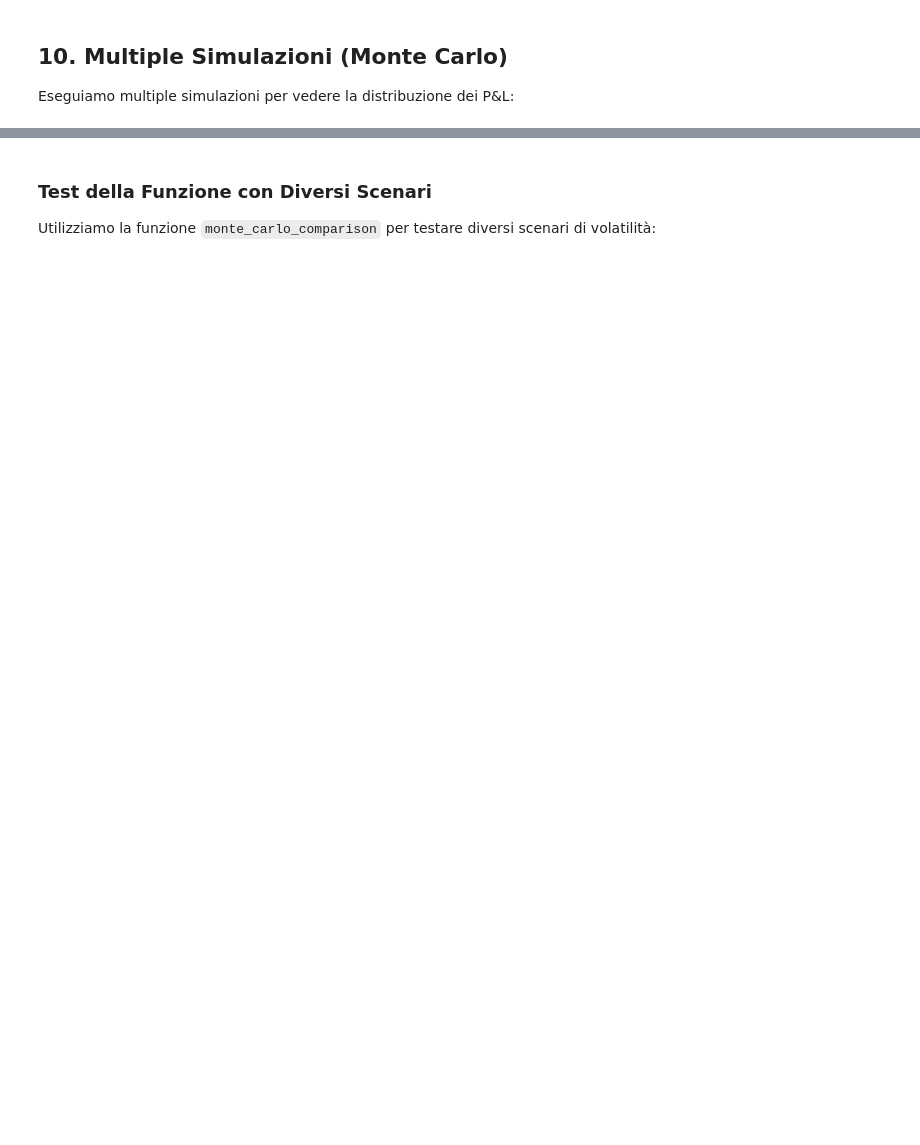
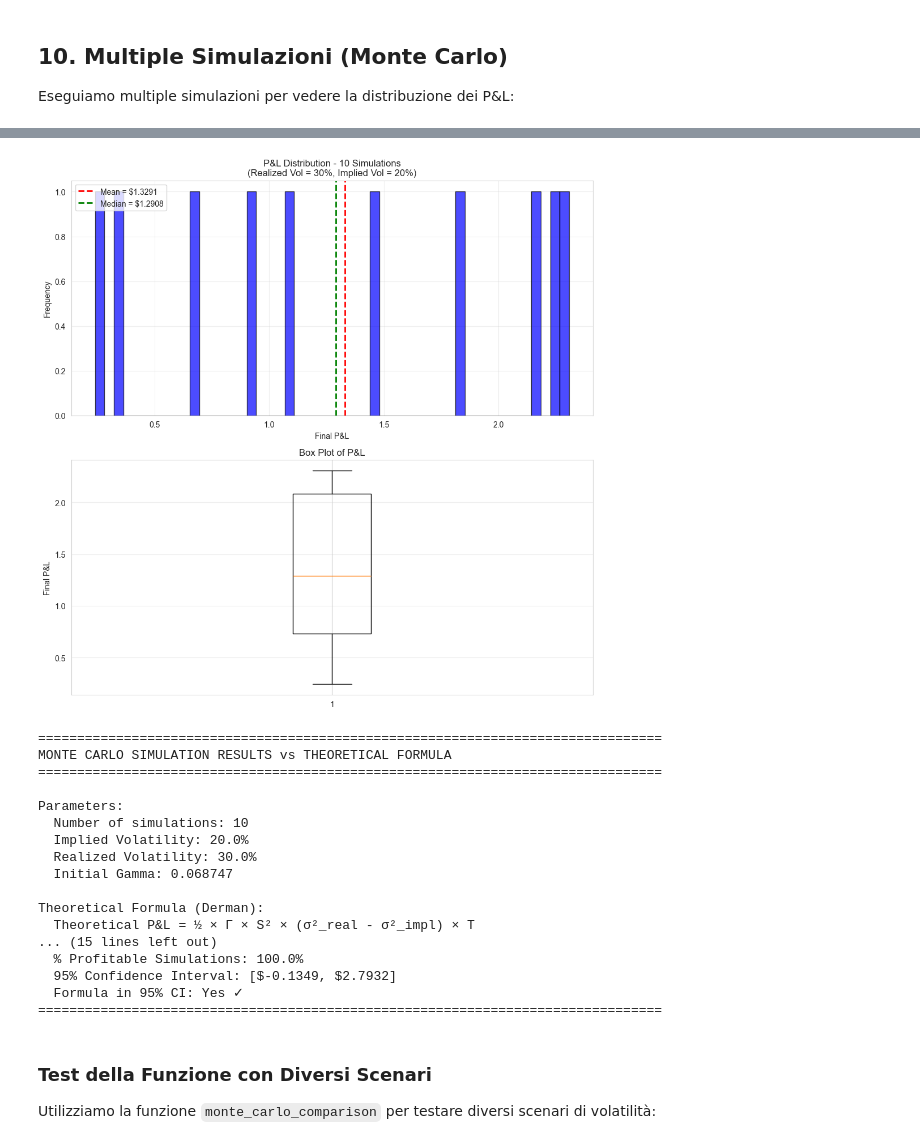
Before and after one commit to andrea220/vol_lecture, a Jupyter notebook: gamma_trading_derman_ch3.ipynb, the cells around one changed output, grey strips where cells are left out. Drawn from its saved outputs; the diff is of its cells as text; code cells hidden in the pictures; blank space fills up the shorter version.

```diff
--- a/gamma_trading_derman_ch3.ipynb
+++ b/gamma_trading_derman_ch3.ipynb
@@ -919,3 +829,76 @@ Formula Teorica (Derman):
+# %%
+
+# Plot distribution
+fig, axes = plt.subplots(2, 1, figsize=(10, 10))  # 2 righe, 1 colonna
+
+# Histogram
+axes[0].hist(pnl_results, bins=50, alpha=0.7, color='blue', edgecolor='black')
+axes[0].axvline(mean_pnl, color='red', linestyle='--', linewidth=2, label=f'Mean = ${mean_pnl:.4f}')
+axes[0].axvline(median_pnl, color='green', linestyle='--', linewidth=2, label=f'Median = ${median_pnl:.4f}')
+axes[0].set_xlabel('Final P&L')
+axes[0].set_ylabel('Frequency')
+axes[0].set_title(f'P&L Distribution - {n_simulations} Simulations\n(Realized Vol = {sigma_real*100:.0f}%, Implied Vol = {sigma_impl*100:.0f}%)')
+axes[0].legend()
+axes[0].grid(True, alpha=0.3)
+
+# Box plot
+axes[1].boxplot(pnl_results, vert=True)
+axes[1].set_ylabel('Final P&L')
+axes[1].set_title('Box Plot of P&L')
+axes[1].grid(True, alpha=0.3, axis='y')
+
+plt.tight_layout()
+plt.show()
+
+print("\n" + "="*80)
+print("MONTE CARLO SIMULATION RESULTS vs THEORETICAL FORMULA")
+print("="*80)
+print(f"\nParameters:")
+print(f"  Number of simulations: {results['n_simulations']}")
+print(f"  Implied Volatility: {results['sigma_impl']*100:.1f}%")
+print(f"  Realized Volatility: {results['sigma_real']*100:.1f}%")
+print(f"  Initial Gamma: {results['gamma_initial']:.6f}")
+
+print(f"\nTheoretical Formula (Derman):")
+print(f"  Theoretical P&L = ½ × Γ × S² × (σ²_real - σ²_impl) × T")
+print(f"  Theoretical P&L = ${results['theoretical_pnl']:.4f}")
+
+print(f"\nMonte Carlo Statistics:")
+print(f"  Mean P&L:             ${results['mean_pnl']:.4f}")
+print(f"  Median P&L:           ${results['median_pnl']:.4f}")
+print(f"  Standard Deviation:   ${results['std_pnl']:.4f}")
+print(f"  Minimum P&L:          ${results['min_pnl']:.4f}")
+print(f"  Maximum P&L:          ${results['max_pnl']:.4f}")
+
+print(f"\nFormula vs Simulation Comparison:")
+print(f"  Absolute Error:       ${results['error_abs']:.4f}")
+print(f"  Percentage Error:     {results['error_pct']:.2f}%")
+print(f"  Convergence:          {'Excellent' if results['error_pct'] < 5 else 'Good' if results['error_pct'] < 10 else 'Acceptable'}")
+
+print(f"\nOther Insights:")
+print(f"  % Profitable Simulations: {results['pct_profitable']:.1f}%")
+print(f"  95% Confidence Interval: [${mean_pnl - 1.96*std_pnl:.4f}, ${mean_pnl + 1.96*std_pnl:.4f}]")
+print(f"  Formula in 95% CI: {'Yes ✓' if results['theoretical_pnl'] >= mean_pnl - 1.96*std_pnl and results['theoretical_pnl'] <= mean_pnl + 1.96*std_pnl else 'No ✗'}")
+print("="*80)
+# %% [output]
+[figure, added]
+================================================================================
+MONTE CARLO SIMULATION RESULTS vs THEORETICAL FORMULA
+================================================================================
+
+Parameters:
+  Number of simulations: 10
+  Implied Volatility: 20.0%
+  Realized Volatility: 30.0%
+  Initial Gamma: 0.068747
+
+Theoretical Formula (Derman):
+  Theoretical P&L = ½ × Γ × S² × (σ²_real - σ²_impl) × T
+... (15 lines left out)
+  % Profitable Simulations: 100.0%
+  95% Confidence Interval: [$-0.1349, $2.7932]
+  Formula in 95% CI: Yes ✓
+================================================================================
 # %% [markdown]
 ### Test della Funzione con Diversi Scenari
 
```
Also changed, not shown: parts of 5 cells of this notebook, 7 other files.
